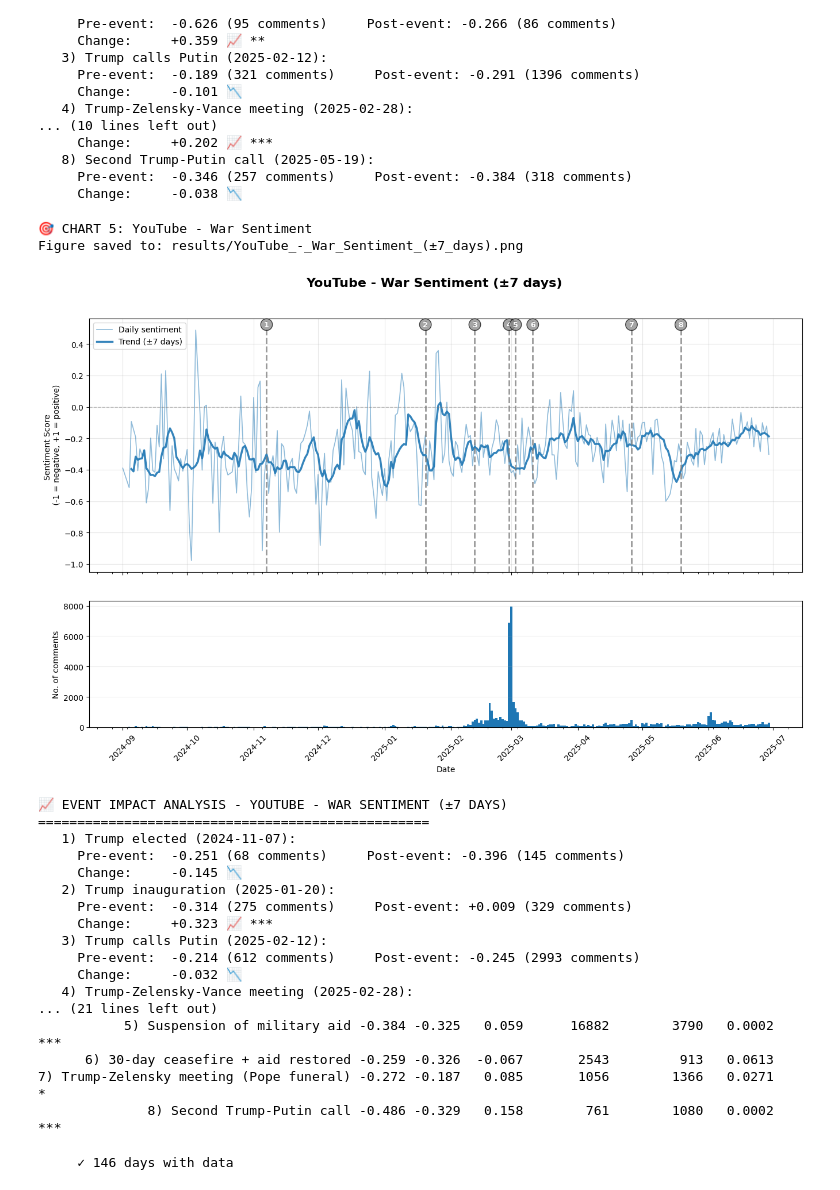
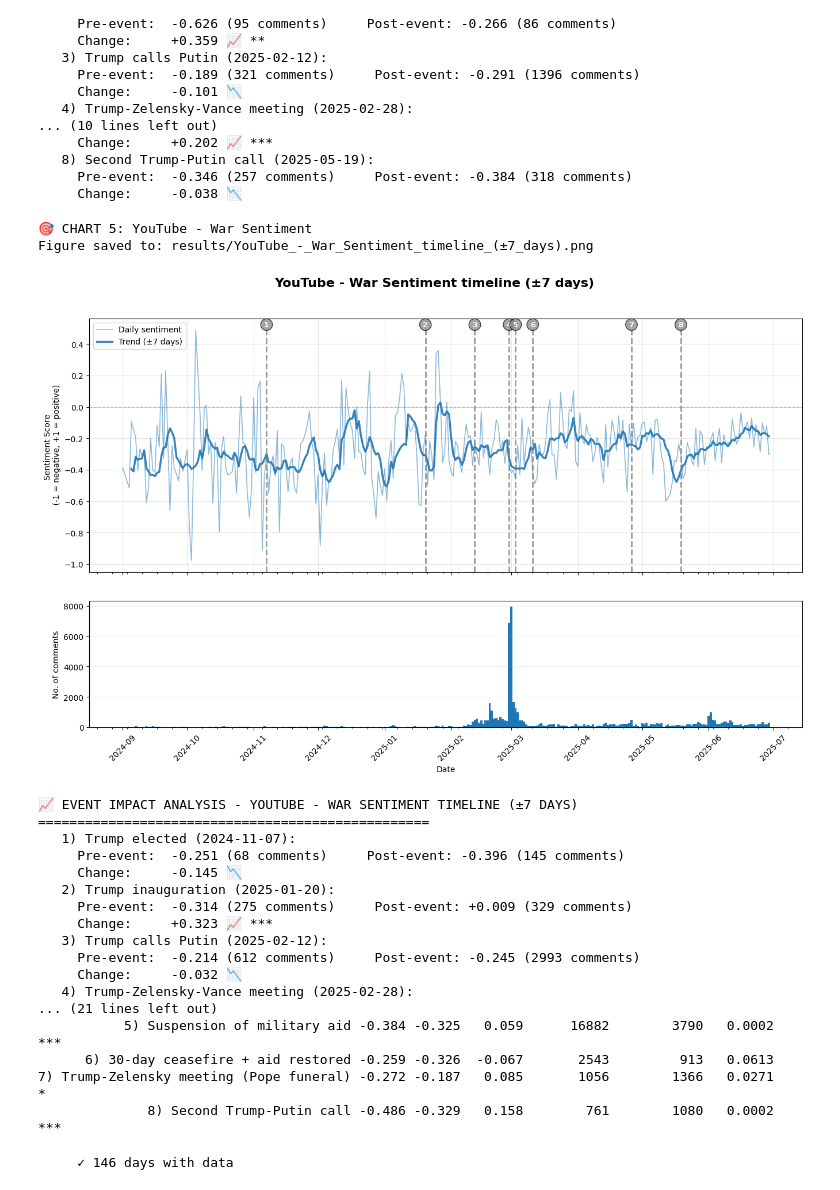
Before and after one commit to elisa-negrini/CSS_project, a Jupyter notebook: sentiment_analysis_final.ipynb, the cells around one changed output. Saved outputs shown, nothing was run; the diff lists cells and outputs as text; code cells hidden in the pictures.

```diff
--- a/sentiment_analysis_final.ipynb
+++ b/sentiment_analysis_final.ipynb
@@ -1665,7 +1647,7 @@ fig2, (event_list, img_path) = plot_trump_trends_with_volume(
     timeline_data=timeline_trump_reddit,
     events_dict=key_events2,
     date_column='comment_created_utc',
-    title='Reddit - Trump Sentiment timeline (trend ±7 days)',
+    title='Reddit - Trump Sentiment timeline (±7 days)',
     color="#ff0e0e",
     min_comments_for_line=3,
     figsize=(16, 9)
@@ -2323,40 +2306,40 @@ fig5, (event_list, img_path) = plot_youtube_war_trends_with_volume(
     timeline_data=timeline_guerra_youtube,
     events_dict=key_events,
     date_column='comment_published_at',
-    title='YouTube - War Sentiment (±7 days)',
+    title='YouTube - War Sentiment timeline (±7 days)',
     color='#1f77b4',
     min_comments_for_line=3,
     figsize=(16, 9)
 )
 
 print("Figure saved to:", img_path)
 plt.show()
 
 # Impact analysis on actual comments (±7 days) — includes p-value
 impact_youtube_war_7d = analyze_single_sentiment_impact(
     df=youtube_data,
     events_dict=key_events,
     date_column='comment_published_at',
     sentiment_column='sentiment_numeric',
     sentiment_name='YouTube - War Sentiment timeline (±7 days)',
     window_days=7
 )
 
 # Compact table with p-value
 if isinstance(impact_youtube_war_7d, dict) and impact_youtube_war_7d:
     impact_df = (pd.DataFrame.from_dict(impact_youtube_war_7d, orient='index')
                     .reset_index().rename(columns={'index':'event'}))
     cols = ["event","pre","post","change","pre_count","post_count","p_value","significance"]
     impact_df = impact_df[cols]
     print("\n🧪 Event impact (±7 days) on sentiment_numeric (YouTube):")
     print(impact_df.round({"pre":3,"post":3,"change":3,"p_value":4}).to_string(index=False))
 else:
     print("\nNo impact results available (insufficient data in the windows).")
 # %% [output]
 🎯 CHART 5: YouTube - War Sentiment
-Figure saved to: results/YouTube_-_War_Sentiment_(±7_days).png
+Figure saved to: results/YouTube_-_War_Sentiment_timeline_(±7_days).png
-[figure, old version]
+[figure, new version]
-📈 EVENT IMPACT ANALYSIS - YOUTUBE - WAR SENTIMENT (±7 DAYS)
+📈 EVENT IMPACT ANALYSIS - YOUTUBE - WAR SENTIMENT TIMELINE (±7 DAYS)
 ==================================================
    1) Trump elected (2024-11-07):
      Pre-event:  -0.251 (68 comments)     Post-event: -0.396 (145 comments)
```
Also changed, not shown: parts of 2 cells of this notebook, 2 other files.
